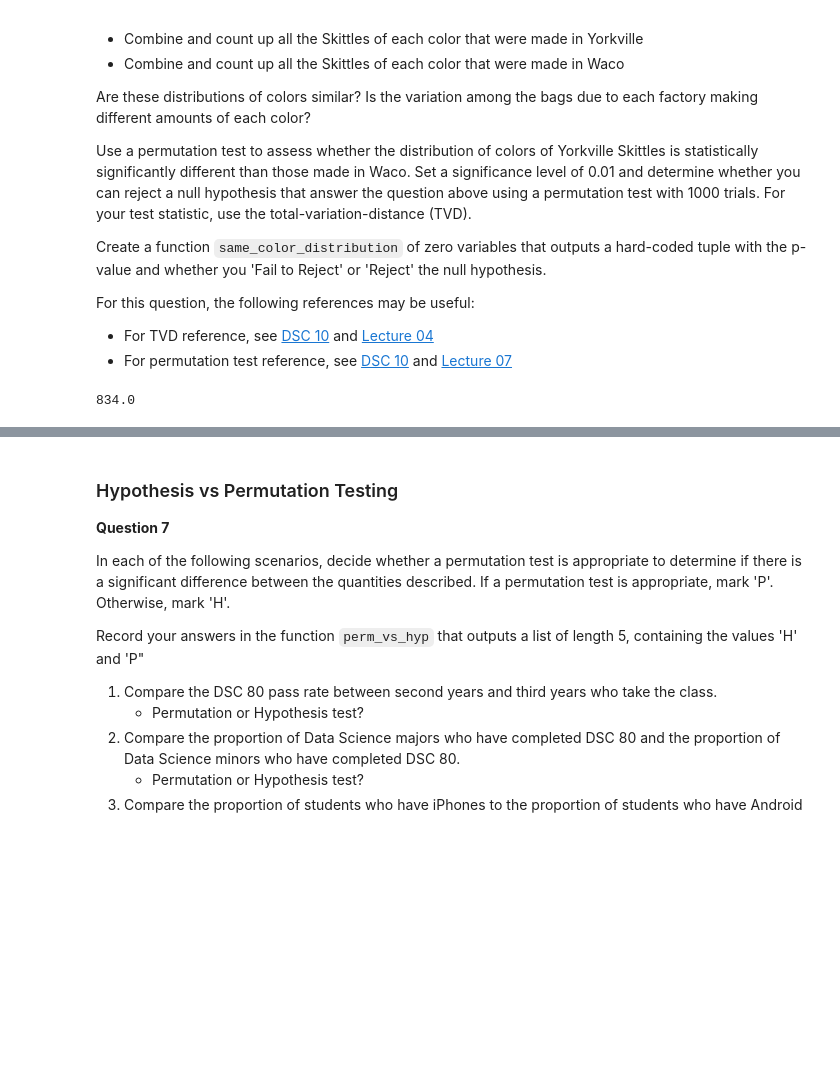
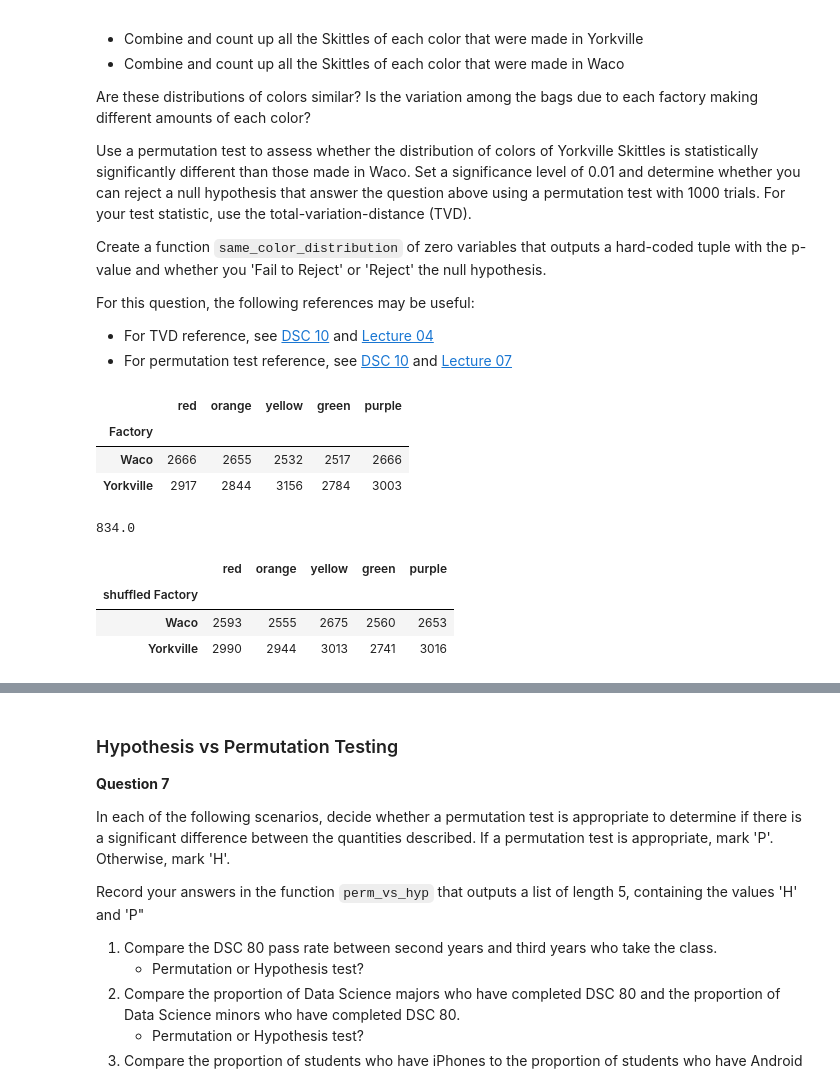
Before and after one commit to AECassAWei/dsc80-wi20, a Jupyter notebook: labs/lab04/lab04.ipynb, the cells around one changed output, grey strips where cells are left out. Drawn from its saved outputs; the diff is of its cells as text; code cells hidden in the pictures; blank space fills up the shorter version.

```diff
--- a/labs/lab04/lab04.ipynb
+++ b/labs/lab04/lab04.ipynb
@@ -399,8 +401,13 @@ def total_variation_distance(dist1, dist2):
 # %%
 color_count = skittles.groupby('Factory').sum()
 obs = total_variation_distance(color_count.loc['Waco'], color_count.loc['Yorkville']) # 834
+display(color_count)
 obs
 # %% [output]
+|  | red | orange | yellow | green | purple |
+| Factory |  |  |  |  |  |
+| Waco | 2666 | 2655 | 2532 | 2517 | 2666 |
+| Yorkville | 2917 | 2844 | 3156 | 2784 | 3003 |
 834.0
 # %%
 skittles_color = skittles.copy() # Deep copy
@@ -420,6 +427,24 @@ for i in range(1000):
     # display(shuffled_fact[shuffled_fact['shuffled Factory']=='Waco'].sum())
     test_stat = total_variation_distance(color_counts.loc['Waco'], color_counts.loc['Yorkville']) # Test statistic
     tvds.append(test_stat) # Append to lst
+# %%
+skittles_color = skittles.copy()
+shuffled_cat = (
+    skittles_color['Factory']
+    .sample(replace=False, frac=1)
+    .reset_index(drop=True)
+) # Shuffle factory column
+
+shuffled_fact = skittles_color.assign(**{'shuffled Factory': shuffled_cat}).drop(columns='Factory') # Assign to dataframe
+# display(shuffled_fact)
+
+color_counts = shuffled_fact.groupby('shuffled Factory').sum()
+color_counts
+# %% [output]
+|  | red | orange | yellow | green | purple |
+| shuffled Factory |  |  |  |  |  |
+| Waco | 2593 | 2555 | 2675 | 2560 | 2653 |
+| Yorkville | 2990 | 2944 | 3013 | 2741 | 3016 |
 # %%
 # p-value
 np.count_nonzero(np.array(tvds) >= obs) / 1000
```
Also changed, not shown: parts of 10 cells of this notebook, 3 other files.
